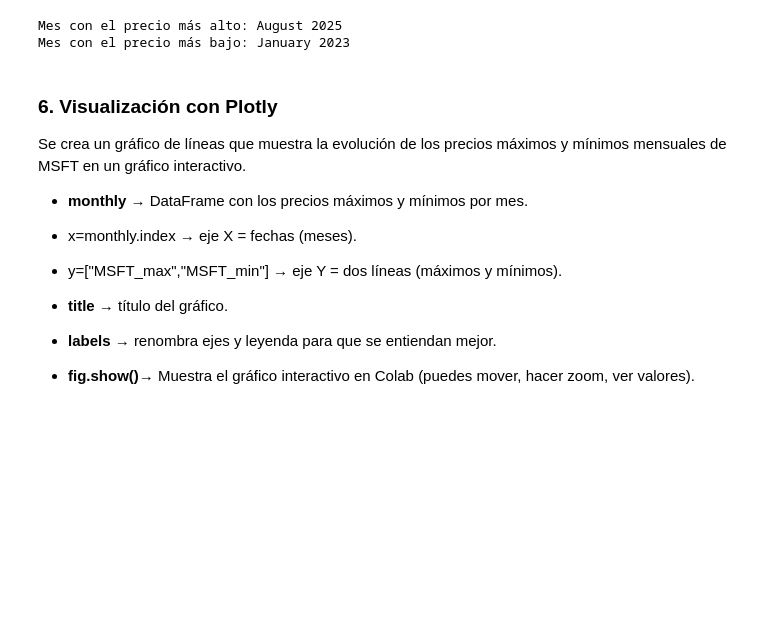
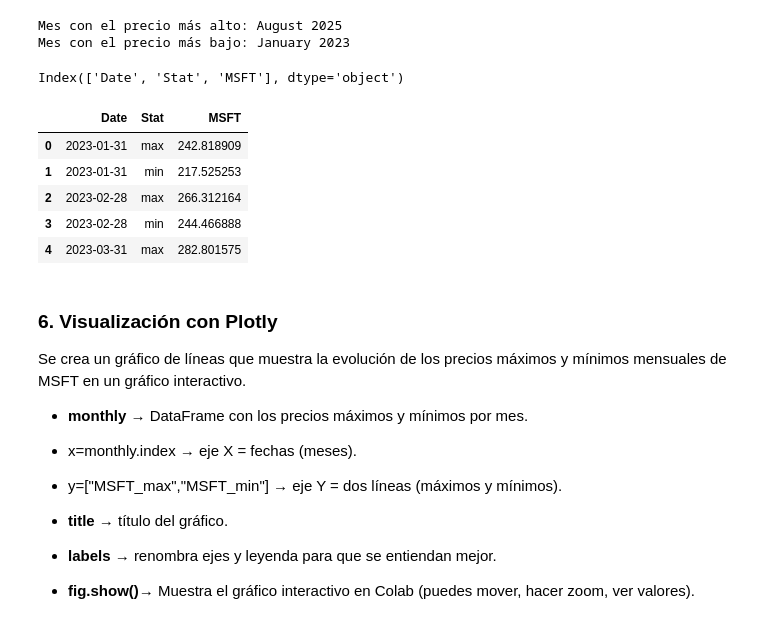
Before and after one commit to Yeseniagv/Lenguajes-de-Programaci-n, a Jupyter notebook: Actividad_Microsoft.ipynb, the cells around one changed output. Saved outputs shown, nothing was run; the diff lists cells and outputs as text; code cells hidden in the pictures; blank space fills up the shorter version.

```diff
--- a/Actividad_Microsoft.ipynb
+++ b/Actividad_Microsoft.ipynb
@@ -47,5 +47,5 @@ Ajustamos fechas el rango a los ultimos meses del año y descargamos datos de ci
 
 Resultado: un Series de Pandas (una sola columna con índice de fechas).
 # %%
-data = yf.download("MSFT", start="2025-01-01", end="2025-08-31")["Close"]
+data = yf.download("MSFT", start="2023-01-01", end="2025-08-31")["Close"]
 # %% [output]
@@ -64,7 +66,7 @@ Aplica funciones de agregación sobre cada grupo.
 "min" → el precio mínimo del mes.
 Devuelve un DataFrame con dos columnas: max y min.
 # %%
-monthly = data.resample("M").agg(["max", "min"])
+monthly = data.resample("ME").agg(["max", "min"])
 # %% [markdown]
 ### 5. Identificamos el mes con el precio más alto y el más bajo
 
@@ -80,6 +82,24 @@ print(f"Mes con el precio más bajo: {min_month.strftime('%B %Y')}")
 # %% [output]
 Mes con el precio más alto: August 2025
 Mes con el precio más bajo: January 2023
+# %%
+# Convierte el DataFrame de formato ancho (con columnas max, min) a formato largo
+monthly_long = monthly.stack(future_stack=True).reset_index()
+
+# Renombra las columnas para que quede más legible
+monthly_long.columns = ["Date", "Stat", "MSFT"]
+
+# Verificación
+print(monthly_long.columns)
+display(monthly_long.head())
+# %% [output]
+Index(['Date', 'Stat', 'MSFT'], dtype='object')
+|  | Date | Stat | MSFT |
+| 0 | 2023-01-31 | max | 242.818909 |
+| 1 | 2023-01-31 | min | 217.525253 |
+| 2 | 2023-02-28 | max | 266.312164 |
+| 3 | 2023-02-28 | min | 244.466888 |
+| 4 | 2023-03-31 | max | 282.801575 |
 # %% [markdown]
 ### 6. Visualización con Plotly
 
```
Also changed, not shown: parts of 3 cells of this notebook.
